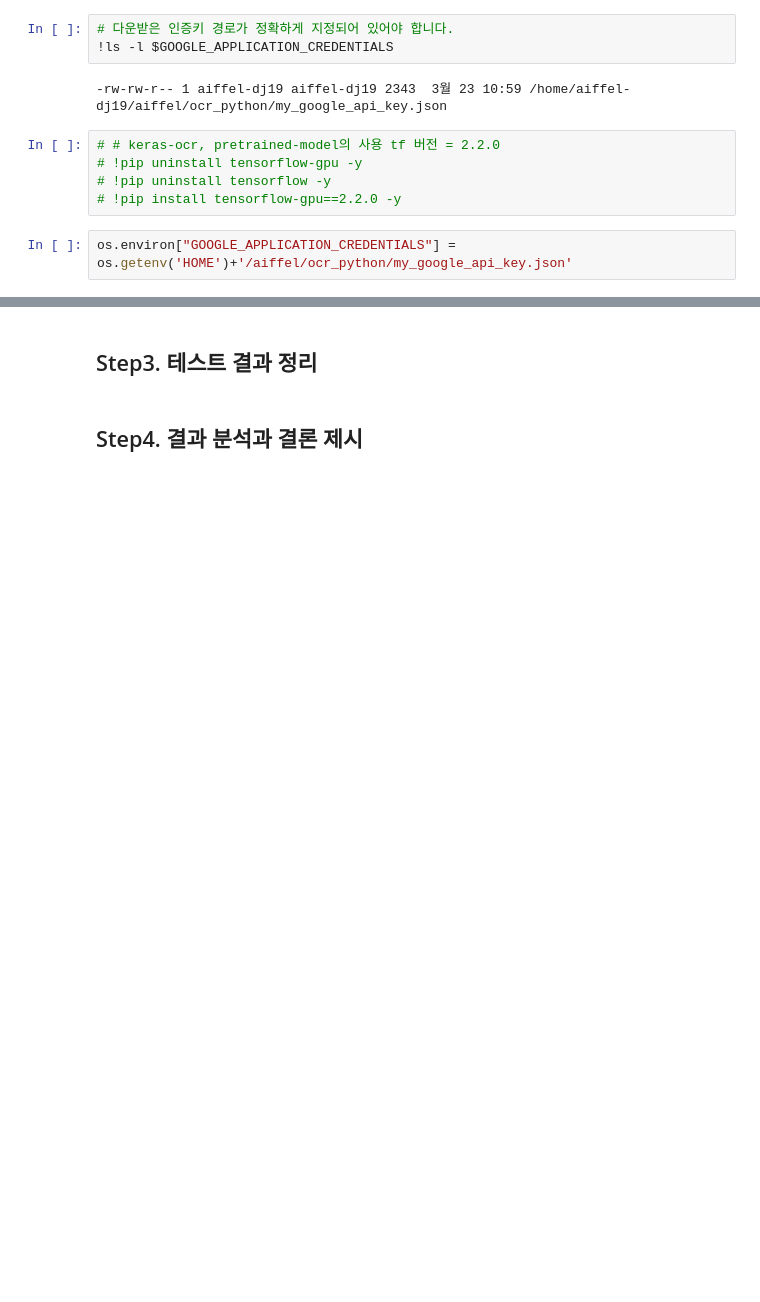
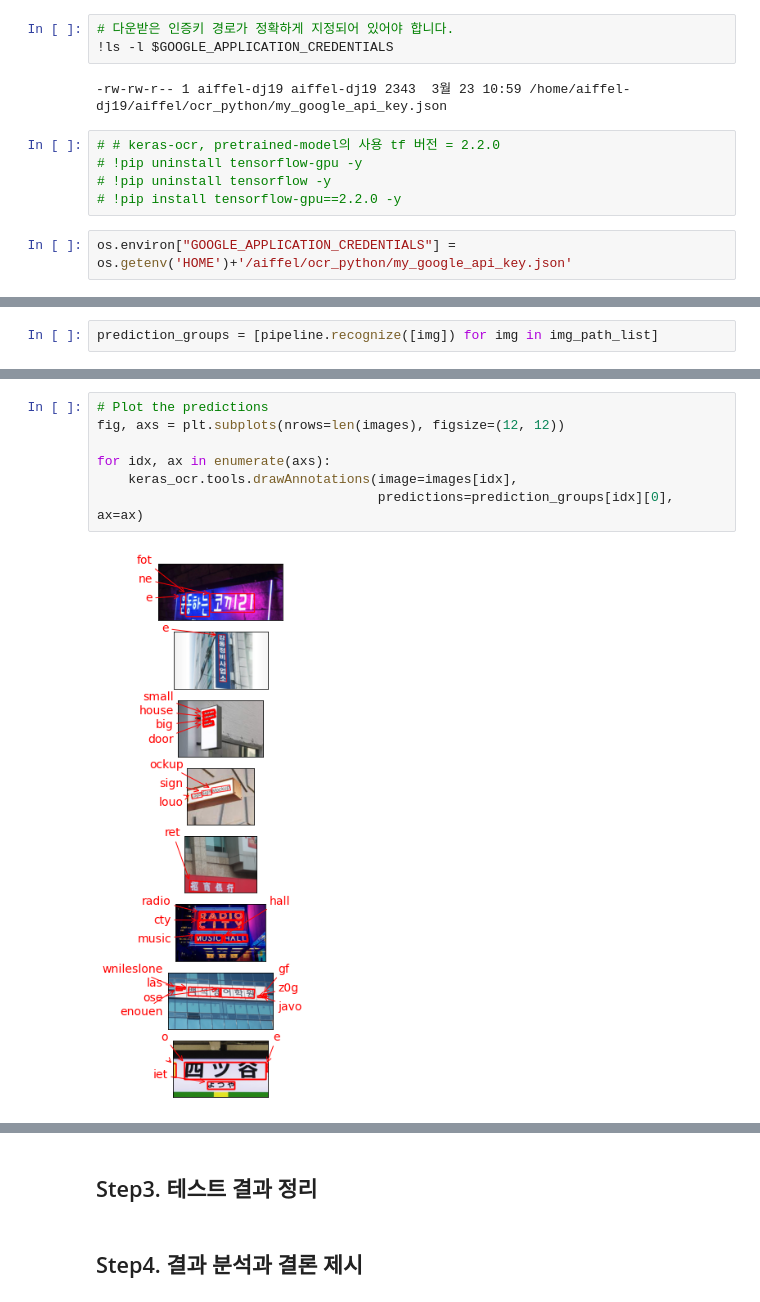
Before and after one commit to vg-rlo/aiffel-mini-projects, a Jupyter notebook: Exploration/API_ocr_recognition/[E-18]OcrModelComparison.ipynb, the cells around one changed output, grey strips where cells are left out. Drawn from its saved outputs; the diff is of its cells as text; blank space fills up the shorter version.

```diff
--- a/Exploration/API_ocr_recognition/[E-18]OcrModelComparison.ipynb
+++ b/Exploration/API_ocr_recognition/[E-18]OcrModelComparison.ipynb
@@ -176,0 +248,2 @@ UnboundLocalError: local variable 'text' referenced before assignment
+# %%
+prediction_groups = [pipeline.recognize([img]) for img in img_path_list]
@@ -176,0 +271,9 @@ UnboundLocalError: local variable 'text' referenced before assignment
+# %%
+# Plot the predictions
+fig, axs = plt.subplots(nrows=len(images), figsize=(12, 12))
+
+for idx, ax in enumerate(axs):
+    keras_ocr.tools.drawAnnotations(image=images[idx],
+                                    predictions=prediction_groups[idx][0], ax=ax)
+# %% [output]
+[figure, added]
```
Also changed, not shown: parts of 47 cells of this notebook.
